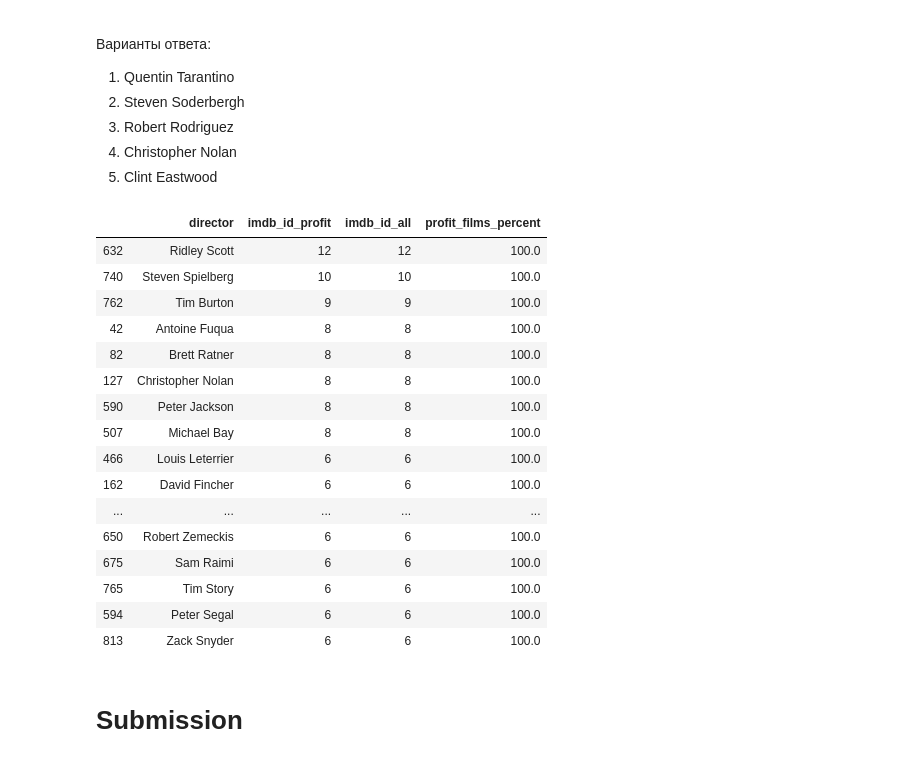
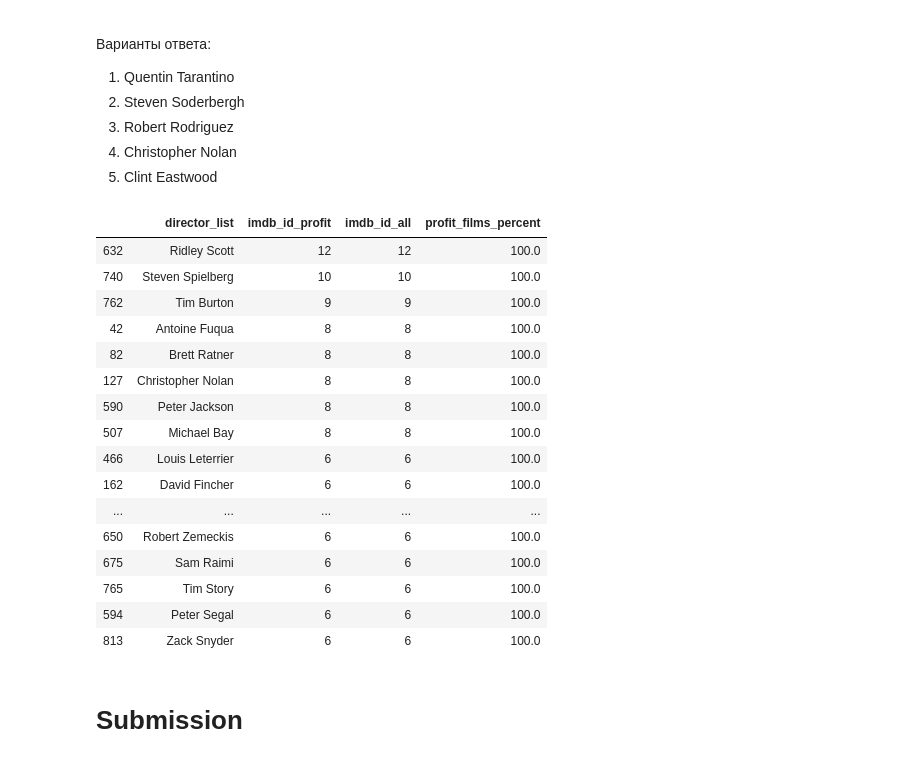
Before and after one commit to MazepaYuliya/skillfactory_rds, a Jupyter notebook: module_1/1_millioner.ipynb, the cells around one changed output. Cells and saved outputs as stored; diff of their text form; code cells hidden in the pictures.

```diff
--- a/module_1/1_millioner.ipynb
+++ b/module_1/1_millioner.ipynb
@@ -50,14 +49,14 @@ memory usage: 236.4+ KB
 data["profit"] = data.revenue - data.budget
 
 #change type of columns cast, genres и production_companies to list
-data.genres = data.genres.str.split("|")
-data.cast = data.cast.str.split("|")
-data.production_companies = data.production_companies.str.split("|")
-data.director = data.director.str.split("|")
+data["genres_list"] = data.genres.str.split("|")
+data["cast_list"] = data.cast.str.split("|")
+data["production_companies_list"] = data.production_companies.str.split("|")
+data["director_list"] = data.director.str.split("|")
 
 data.release_date = pd.to_datetime(data.release_date)
 data["release_month"] = data.release_date.dt.month
 
-data.head(5)
+data.head()
 # %% [output]
 |  | imdb_id | popularity | budget | revenue | original_title | cast | director | tagline | overview | runtime | ... |
@@ -700,0 +610,6 @@ Name: imdb_id, dtype: int64
+# %%
+from itertools import combinations
+
+data["pairs"] = data.cast_list.apply(lambda r: list(combinations(r, 2)))
+result = Counter(data.pairs.sum()).most_common(5)
+print(result)
@@ -707,19 +624,18 @@ Name: imdb_id, dtype: int64
 4. Christopher Nolan
 5. Clint Eastwood
 # %%
-df_films = df_directors.merge(data, how = "inner", on = "imdb_id", suffixes=('', '_list'))
-df_profit_films = df_films[df_films.profit>0]
-df_films = df_films.groupby("director", as_index = False).imdb_id.count()
-df_profit_films = df_profit_films.groupby("director", as_index = False).imdb_id.count()
+df_films = data.copy().explode("director_list")
+df_profit_films = df_films[df_films.profit>0].groupby("director_list", as_index = False).imdb_id.count()
+df_films = df_films.groupby("director_list", as_index = False).imdb_id.count()
 
-df_best_directors = df_profit_films.merge(df_films, how = "inner", on = "director", suffixes=('_profit', '_all'))
+df_best_directors = df_profit_films.merge(df_films, how = "inner", on = "director_list", suffixes=('_profit', '_all'))
 df_best_directors["profit_films_percent"] = df_best_directors.imdb_id_profit/df_best_directors.imdb_id_all*100
 df_best_directors = df_best_directors[df_best_directors.profit_films_percent == df_best_directors.profit_films_percent.max()].sort_values("imdb_id_all", ascending=False)
 
 display(df_best_directors.head(20))
 answer_ls.append(4)
 # %% [output]
-|  | director | imdb_id_profit | imdb_id_all | profit_films_percent |
+|  | director_list | imdb_id_profit | imdb_id_all | profit_films_percent |
 | 632 | Ridley Scott | 12 | 12 | 100.0 |
 | 740 | Steven Spielberg | 10 | 10 | 100.0 |
 | 762 | Tim Burton | 9 | 9 | 100.0 |
```
Also changed, not shown: parts of 40 cells of this notebook.
